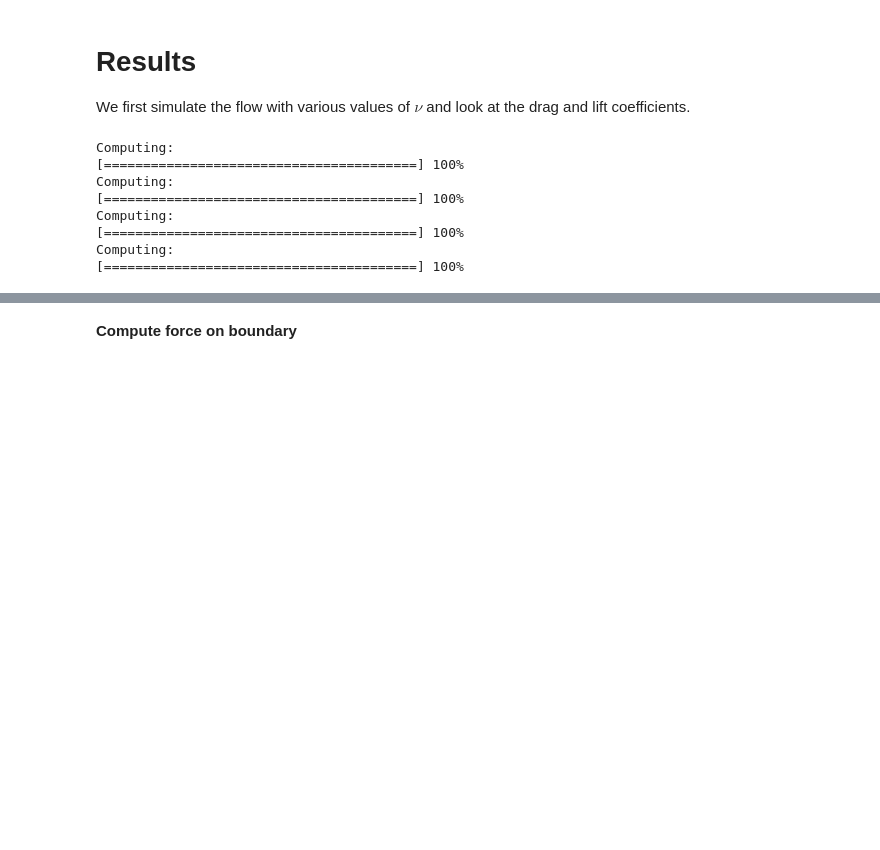
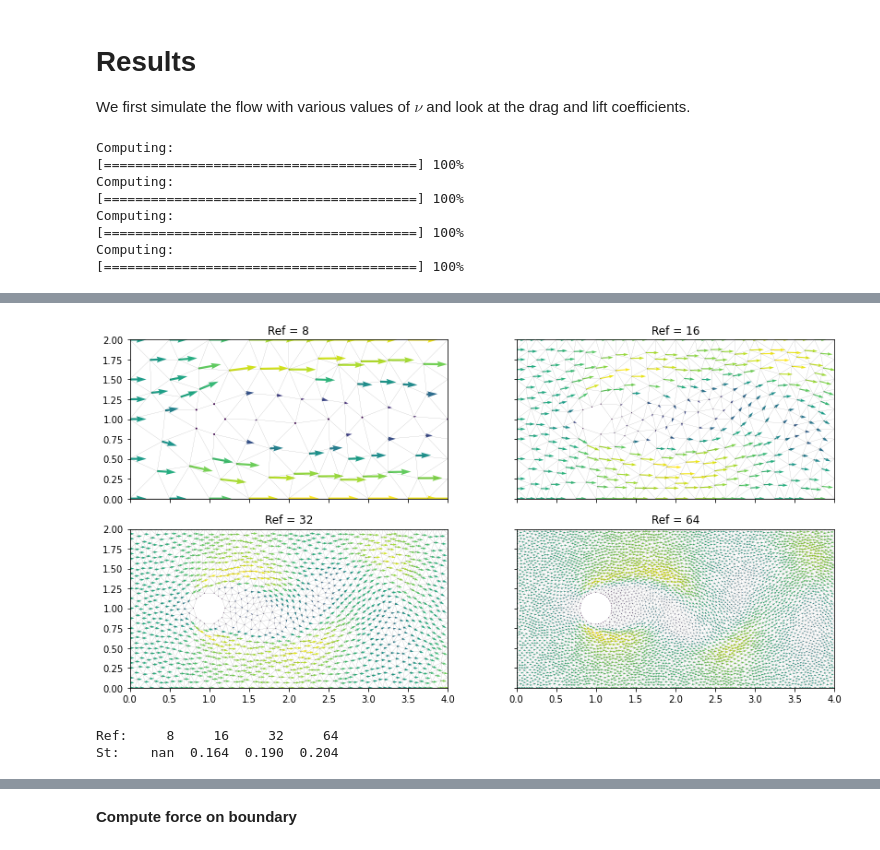
Before and after one commit to johanhoffman/DD2365_VT21, a Jupyter notebook: Lab2/MiguelDLC_lab2.ipynb, the cells around one changed output, grey strips where cells are left out. Saved outputs shown, nothing was run; the diff lists cells and outputs as text; code cells hidden in the pictures; blank space fills up the shorter version.

```diff
--- a/Lab2/MiguelDLC_lab2.ipynb
+++ b/Lab2/MiguelDLC_lab2.ipynb
@@ -456,0 +510,8 @@ As
+# %%
+refs = [8*2**i for i in range(4)]
+meshes = [genmesh(r) for r in refs]
+nu = 4e-3
+
+results = []
+for (i, mesh) in enumerate(meshes):
+    results += [simulate(U=U, nu=nu, mesh=mesh, Tmax=20.0, uinit=None, pinit=None, tinit=0.0)]
@@ -456,0 +530,43 @@ As
+# %%
+results = np.array(results, dtype=object)
+Usol = results[:,0]
+Psol = results[:,1]
+time = results[:,2]
+drag = results[:,3]
+lift = results[:,4]
+dts = results[:,5]
+
+Re = U*D/nu
+fig, axes = plt.subplots(2, 2, sharex=True, sharey=True, figsize=(2*fsize*L, 2*fsize*H))
+axes = axes.ravel()
+for (i, ref) in enumerate(refs):
+    plt.sca(axes[i])
+    plt.title("Ref = %d" % ref)
+    plot(meshes[i], linewidth=0.1, color="k", alpha=0.7)
+    plot(results[i,0])
+    plt.xlim((0,L))
+    plt.ylim((0,H))
+plt.tight_layout()
+plt.show()
+# %% [output]
+[figure, added]
+# %%
+freq = np.empty(4)
+for (i, ref) in enumerate(refs):
+    val = time[i]>5
+    sig = np.sign(lift[i][val])
+    sc_pos = np.nonzero(sig[1:] != sig[:-1])[0][1:-1]
+    #print(sc_pos[2:] - sc_pos[1:-1])
+    try:
+        nperiod = np.mean(sc_pos[2:] - sc_pos[1:-1])*2 #find mean number of iters for a sign change
+        nperiod = np.nan if nperiod <= 4 else nperiod #if oscillates too fast => means it's not physical
+    except:
+        nperiod = np.nan
+    period = dts[i]*nperiod
+    freq[i] = 1/period
+St = freq*D/U
+print("Ref: %5d  %5d  %5d  %5d" % tuple(refs))
+print("St:  %5.3f  %5.3f  %5.3f  %5.3f" % tuple(St))
+# %% [output]
+Ref:     8     16     32     64
+St:    nan  0.164  0.190  0.204
```
Also changed, not shown: parts of 19 cells of this notebook, 1 other file.
